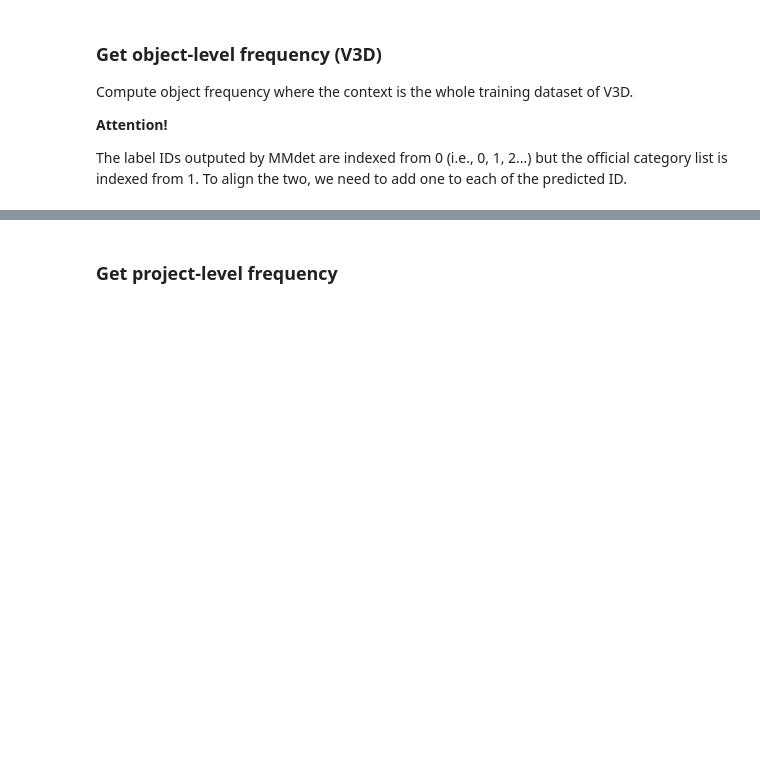
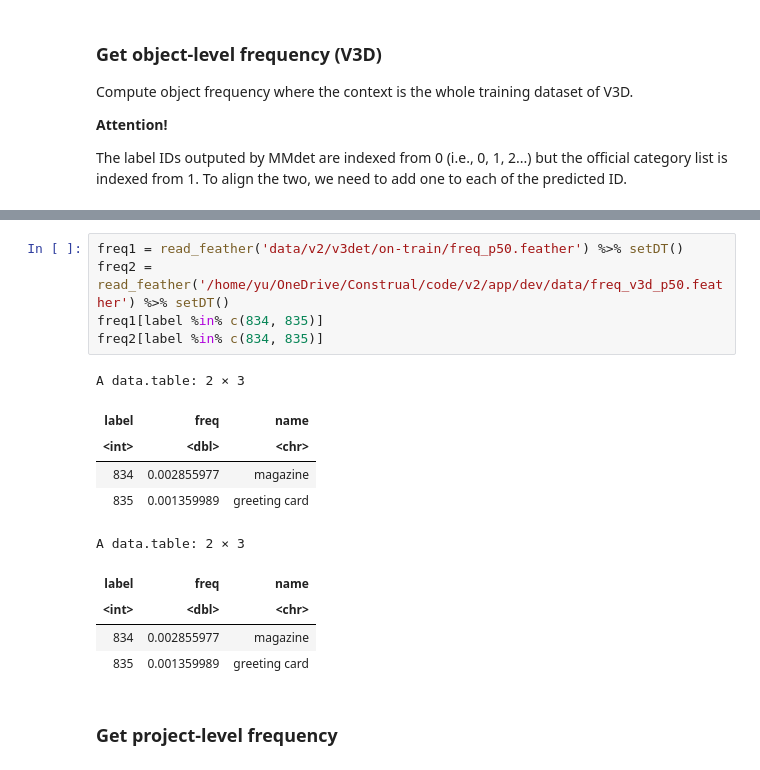
Before and after one commit to XiaomoWu/Construal, a Jupyter notebook: code/v2/data.ipynb, the cells around one changed output, grey strips where cells are left out. Drawn from its saved outputs; the diff is of its cells as text; blank space fills up the shorter version.

```diff
--- a/code/v2/data.ipynb
+++ b/code/v2/data.ipynb
@@ -237,3 +237,19 @@ write_feather(freq, sprintf('data/v2/v3det/on-train/freq_p%s.feather', score_thr
+# %%
+freq1 = read_feather('data/v2/v3det/on-train/freq_p50.feather') %>% setDT()
+freq2 = read_feather('/home/yu/OneDrive/Construal/code/v2/app/dev/data/freq_v3d_p50.feather') %>% setDT()
+freq1[label %in% c(834, 835)]
+freq2[label %in% c(834, 835)]
+# %% [output]
+A data.table: 2 × 3
+| label | freq | name |
+| <int> | <dbl> | <chr> |
+| 834 | 0.002855977 | magazine |
+| 835 | 0.001359989 | greeting card |
+A data.table: 2 × 3
+| label | freq | name |
+| <int> | <dbl> | <chr> |
+| 834 | 0.002855977 | magazine |
+| 835 | 0.001359989 | greeting card |
 # %% [markdown]
 ### Get project-level frequency
 # %%
```
Also changed, not shown: parts of 12 cells of this notebook, 11 other files.
